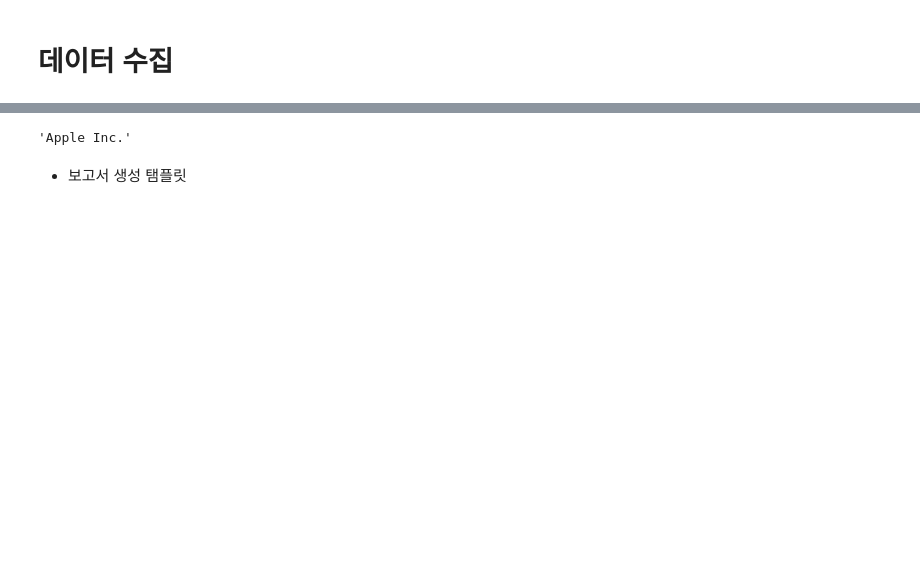
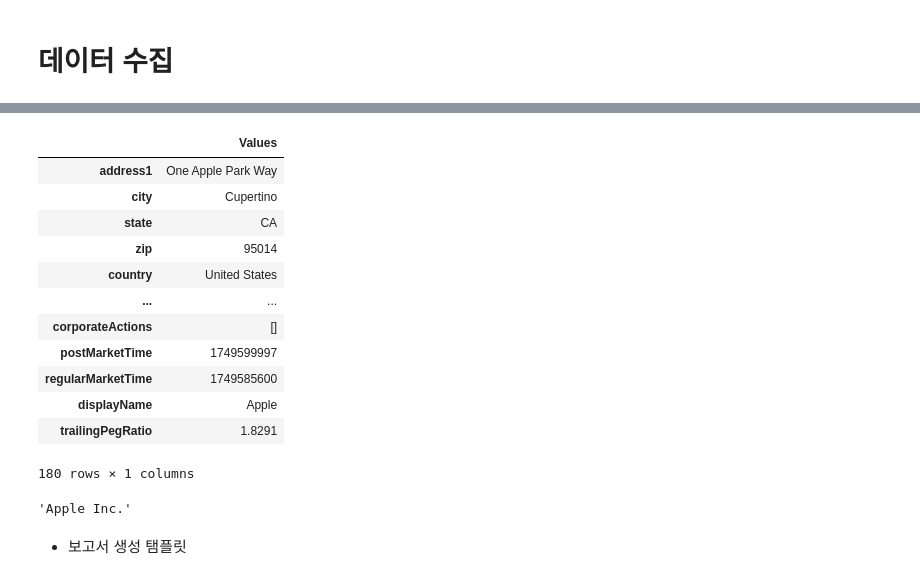
Before and after one commit to Louis-Jaehyeon/langchain_pjt, a Jupyter notebook: prepare/02. 데이터수집.ipynb, the cells around one changed output, grey strips where cells are left out. Saved outputs shown, nothing was run; the diff lists cells and outputs as text; code cells hidden in the pictures; blank space fills up the shorter version.

```diff
--- a/prepare/02. 데이터수집.ipynb
+++ b/prepare/02. 데이터수집.ipynb
@@ -45,4 +45,28 @@ stock.history(period='1y')
 | 2025-06-09 00:00:00-04:00 | 204.389999 | 206.000000 | 200.020004 | 201.449997 | 72862600 | 0.0 | 0.0 |
 | 2025-06-10 00:00:00-04:00 | 200.600006 | 204.350006 | 200.570007 | 202.669998 | 54553200 | 0.0 | 0.0 |
 250 rows × 7 columns
+# %%
+import pandas as pd
+basic_info = pd.DataFrame.from_dict(
+    ticker.info, orient='index', columns=['Values']
+)
+basic_info
+
+# df_dict = pd.DataFrame.from_dict(
+#     stock_ticker.info, orient='index', columns='values')
+# df_dict
+# %% [output]
+|  | Values |
+| address1 | One Apple Park Way |
+| city | Cupertino |
+| state | CA |
+| zip | 95014 |
+| country | United States |
+| ... | ... |
+| corporateActions | [] |
+| postMarketTime | 1749599997 |
+| regularMarketTime | 1749585600 |
+| displayName | Apple |
+| trailingPegRatio | 1.8291 |
+180 rows × 1 columns
 # %%
```
Also changed, not shown: parts of 17 cells of this notebook, 5 other files.
